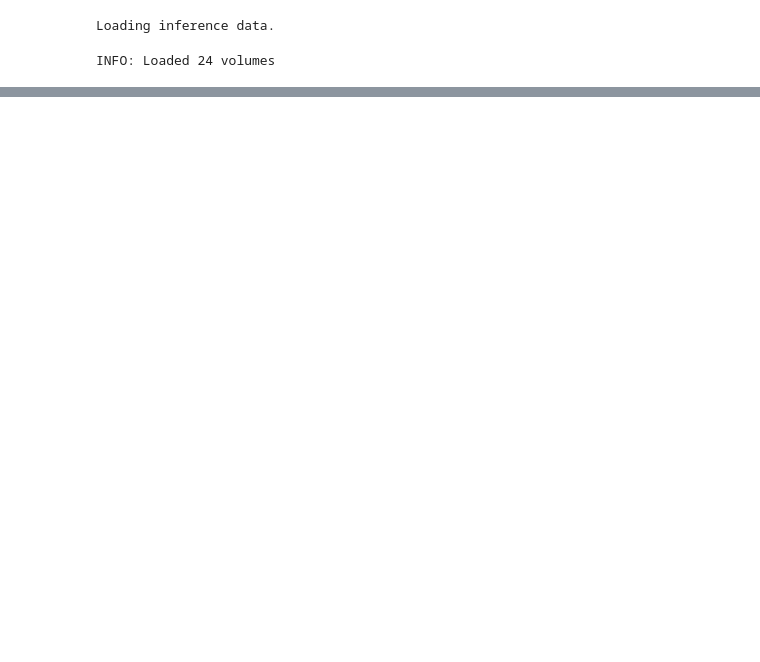
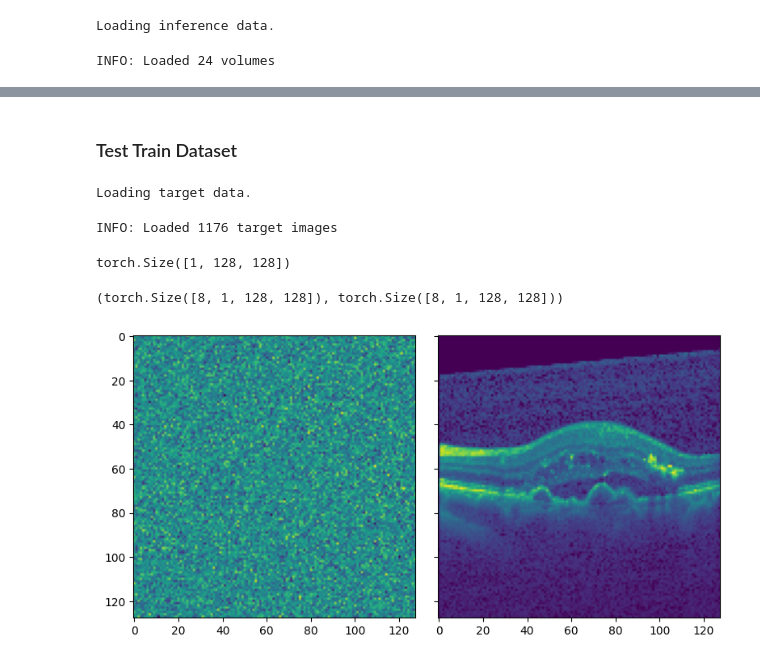
Before and after one commit to Veit21/tta-flow, a Jupyter notebook: notebooks/test_dataloader.ipynb, the cells around one changed output, grey strips where cells are left out. Cells and saved outputs as stored; diff of their text form; code cells hidden in the pictures; blank space fills up the shorter version.

Commit message:
Reworked README.md Moved some functions from train.py to model_util.py and to a new module visualization.py. Basic inference works now.

```diff
--- a/notebooks/test_dataloader.ipynb
+++ b/notebooks/test_dataloader.ipynb
@@ -105,0 +108,35 @@ Data shape: (128, 128, 128)
+# %% [markdown]
+### Test Train Dataset
+# %%
+# Define transforms
+transforms_train  = A.Compose([
+    A.Resize(height=128, width=128),
+    A.Normalize(mean=0.5, std=0.5, max_pixel_value=1.),
+    A.HorizontalFlip(p=0.5),
+    A.ToTensorV2(),
+])
+
+# Define datasets
+train_dataset       = ds.FlowMatchingTrainDataset(dataframe=df, transform=transforms_train)
+train_dataloader    = DataLoader(dataset=train_dataset, batch_size=8, shuffle=True)
+# %% [output]
+Loading target data.
+INFO: Loaded 1176 target images
+# %%
+X0, X1 = next(iter(train_dataset))
+X0.shape
+# %% [output]
+torch.Size([1, 128, 128])
+# %%
+X0, X1 = next(iter(train_dataloader))
+X0.shape, X1.shape
+# %% [output]
+(torch.Size([8, 1, 128, 128]), torch.Size([8, 1, 128, 128]))
+# %%
+fig, (ax0, ax1) = plt.subplots(nrows=1, ncols=2, sharex=1, sharey=1, figsize=(8, 4.5))
+ax0.imshow(X0[3, 0])
+ax1.imshow(X1[3, 0])
+plt.tight_layout()
+plt.show()
+# %% [output]
+[figure, added]
```
Also changed, not shown: parts of 6 cells of this notebook, 4 other files.
